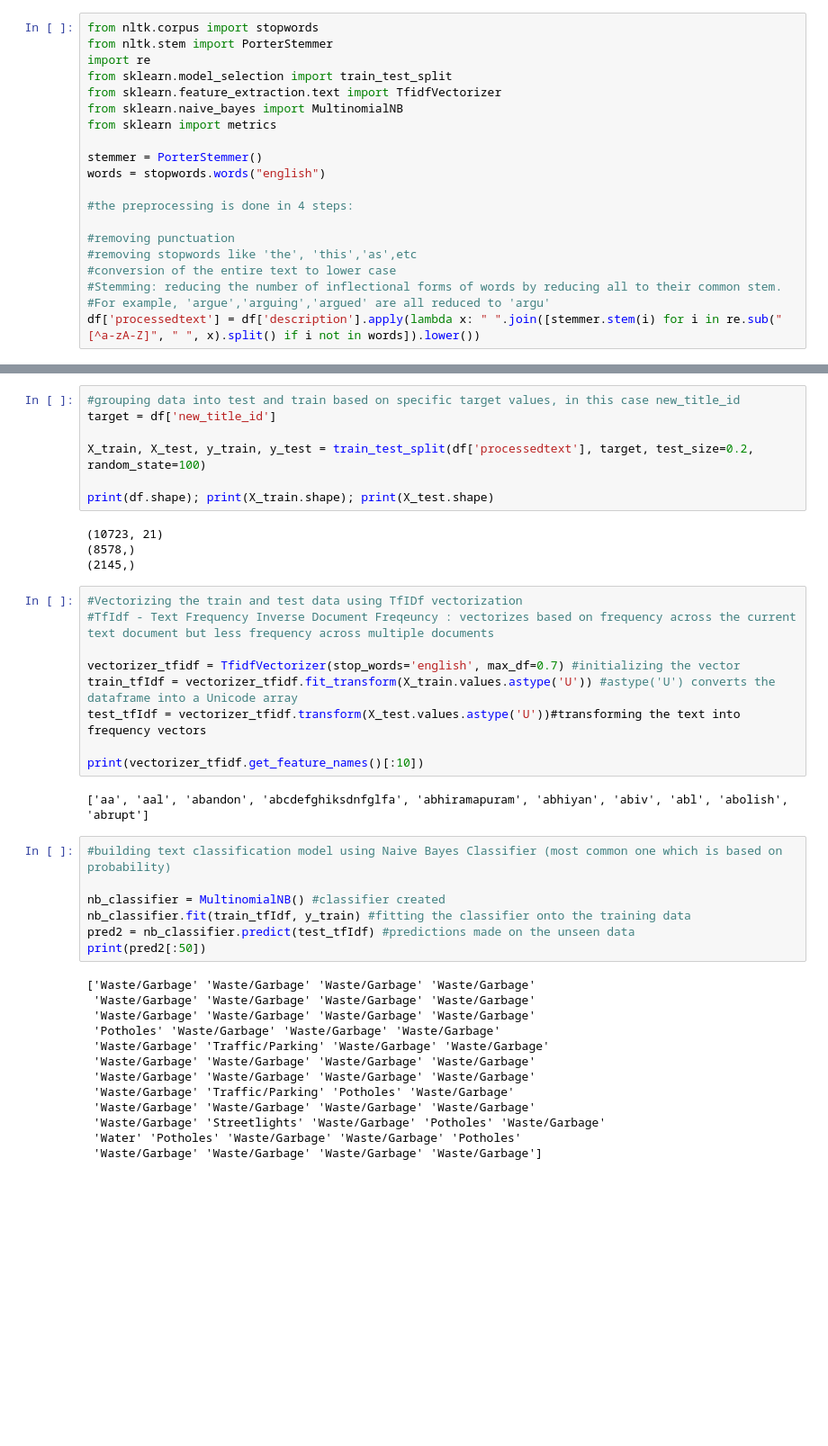
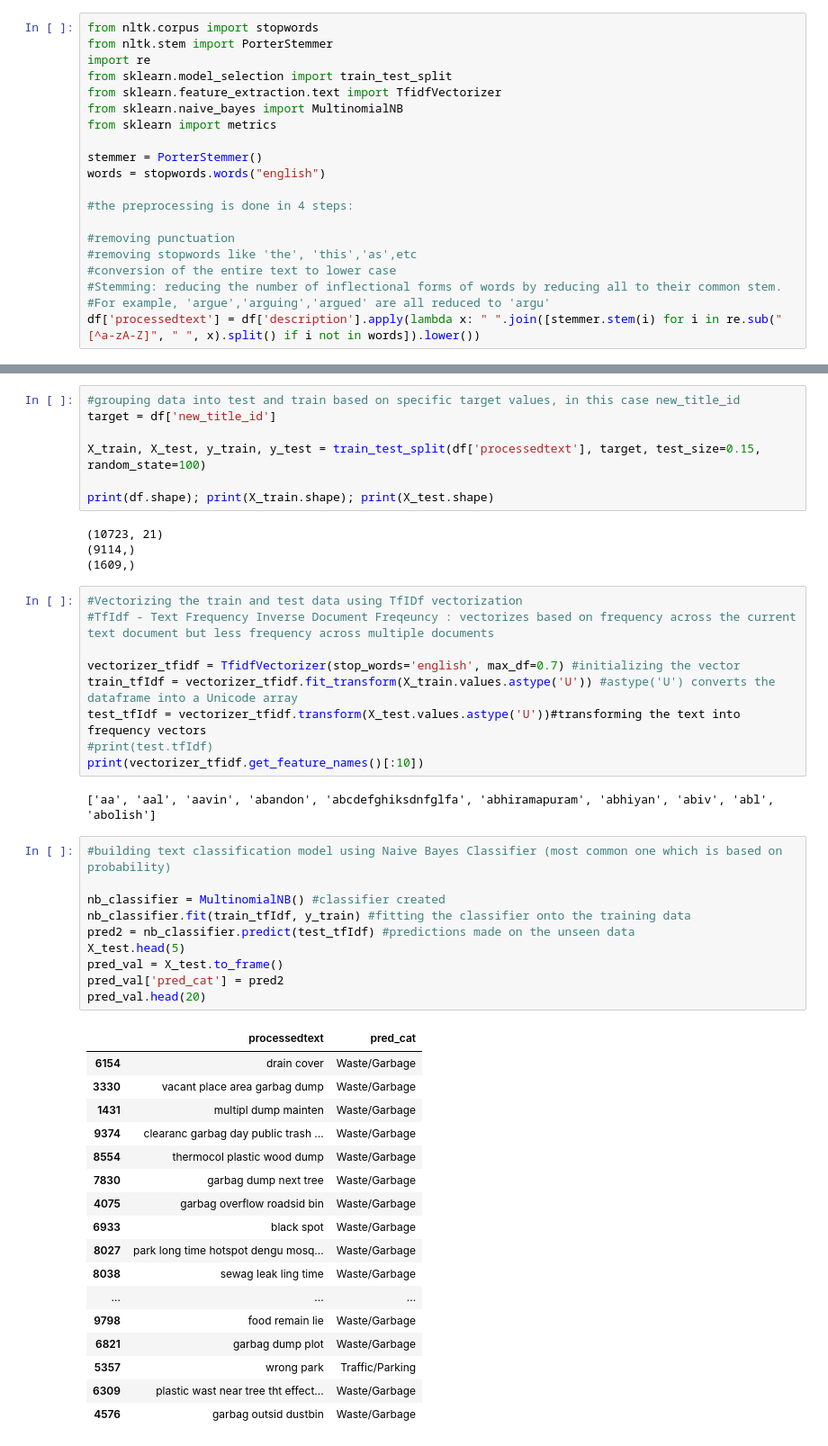
Before and after one commit to ShriyaShankar/Ward-Index, a Jupyter notebook: test_ML.ipynb, the cells around one changed output, grey strips where cells are left out. Shown at 90% size. Cells and saved outputs as stored; diff of their text form; blank space fills up the shorter version.

```diff
--- a/test_ML.ipynb
+++ b/test_ML.ipynb
@@ -714,13 +730,13 @@ df1.head(10)
 #grouping data into test and train based on specific target values, in this case new_title_id
 target = df['new_title_id']
 
-X_train, X_test, y_train, y_test = train_test_split(df['processedtext'], target, test_size=0.2, random_state=100)
+X_train, X_test, y_train, y_test = train_test_split(df['processedtext'], target, test_size=0.15, random_state=100)
 
 print(df.shape); print(X_train.shape); print(X_test.shape)
 # %% [output]
 (10723, 21)
-(8578,)
-(2145,)
+(9114,)
+(1609,)
 # %%
 #Vectorizing the train and test data using TfIDf vectorization
 #TfIdf - Text Frequency Inverse Document Freqeuncy : vectorizes based on frequency across the current text document but less frequency across multiple documents
@@ -728,30 +744,38 @@ print(df.shape); print(X_train.shape); print(X_test.shape)
 vectorizer_tfidf = TfidfVectorizer(stop_words='english', max_df=0.7) #initializing the vector
 train_tfIdf = vectorizer_tfidf.fit_transform(X_train.values.astype('U')) #astype('U') converts the dataframe into a Unicode array
 test_tfIdf = vectorizer_tfidf.transform(X_test.values.astype('U'))#transforming the text into frequency vectors
-
+#print(test.tfIdf)
 print(vectorizer_tfidf.get_feature_names()[:10])
 # %% [output]
-['aa', 'aal', 'abandon', 'abcdefghiksdnfglfa', 'abhiramapuram', 'abhiyan', 'abiv', 'abl', 'abolish', 'abrupt']
+['aa', 'aal', 'aavin', 'abandon', 'abcdefghiksdnfglfa', 'abhiramapuram', 'abhiyan', 'abiv', 'abl', 'abolish']
 # %%
 #building text classification model using Naive Bayes Classifier (most common one which is based on probability)
 
 nb_classifier = MultinomialNB() #classifier created
 nb_classifier.fit(train_tfIdf, y_train) #fitting the classifier onto the training data
 pred2 = nb_classifier.predict(test_tfIdf) #predictions made on the unseen data
-print(pred2[:50])
+X_test.head(5)
+pred_val = X_test.to_frame()
+pred_val['pred_cat'] = pred2
+pred_val.head(20)
 # %% [output]
-['Waste/Garbage' 'Waste/Garbage' 'Waste/Garbage' 'Waste/Garbage'
- 'Waste/Garbage' 'Waste/Garbage' 'Waste/Garbage' 'Waste/Garbage'
- 'Waste/Garbage' 'Waste/Garbage' 'Waste/Garbage' 'Waste/Garbage'
- 'Potholes' 'Waste/Garbage' 'Waste/Garbage' 'Waste/Garbage'
- 'Waste/Garbage' 'Traffic/Parking' 'Waste/Garbage' 'Waste/Garbage'
- 'Waste/Garbage' 'Waste/Garbage' 'Waste/Garbage' 'Waste/Garbage'
- 'Waste/Garbage' 'Waste/Garbage' 'Waste/Garbage' 'Waste/Garbage'
- 'Waste/Garbage' 'Traffic/Parking' 'Potholes' 'Waste/Garbage'
- 'Waste/Garbage' 'Waste/Garbage' 'Waste/Garbage' 'Waste/Garbage'
- 'Waste/Garbage' 'Streetlights' 'Waste/Garbage' 'Potholes' 'Waste/Garbage'
- 'Water' 'Potholes' 'Waste/Garbage' 'Waste/Garbage' 'Potholes'
- 'Waste/Garbage' 'Waste/Garbage' 'Waste/Garbage' 'Waste/Garbage']
+|  | processedtext | pred_cat |
+| 6154 | drain cover | Waste/Garbage |
+| 3330 | vacant place area garbag dump | Waste/Garbage |
+| 1431 | multipl dump mainten | Waste/Garbage |
+| 9374 | clearanc garbag day public trash ... | Waste/Garbage |
+| 8554 | thermocol plastic wood dump | Waste/Garbage |
+| 7830 | garbag dump next tree | Waste/Garbage |
+| 4075 | garbag overflow roadsid bin | Waste/Garbage |
+| 6933 | black spot | Waste/Garbage |
+| 8027 | park long time hotspot dengu mosq... | Waste/Garbage |
+| 8038 | sewag leak ling time | Waste/Garbage |
+| ... | ... | ... |
+| 9798 | food remain lie | Waste/Garbage |
+| 6821 | garbag dump plot | Waste/Garbage |
+| 5357 | wrong park | Traffic/Parking |
+| 6309 | plastic wast near tree tht effect... | Waste/Garbage |
+| 4576 | garbag outsid dustbin | Waste/Garbage |
 # %%
 #calculating accuracy of the model
 accuracy_tfidf = metrics.accuracy_score(y_test, pred2)
```
Also changed, not shown: parts of 6 cells of this notebook, 1 other file.
